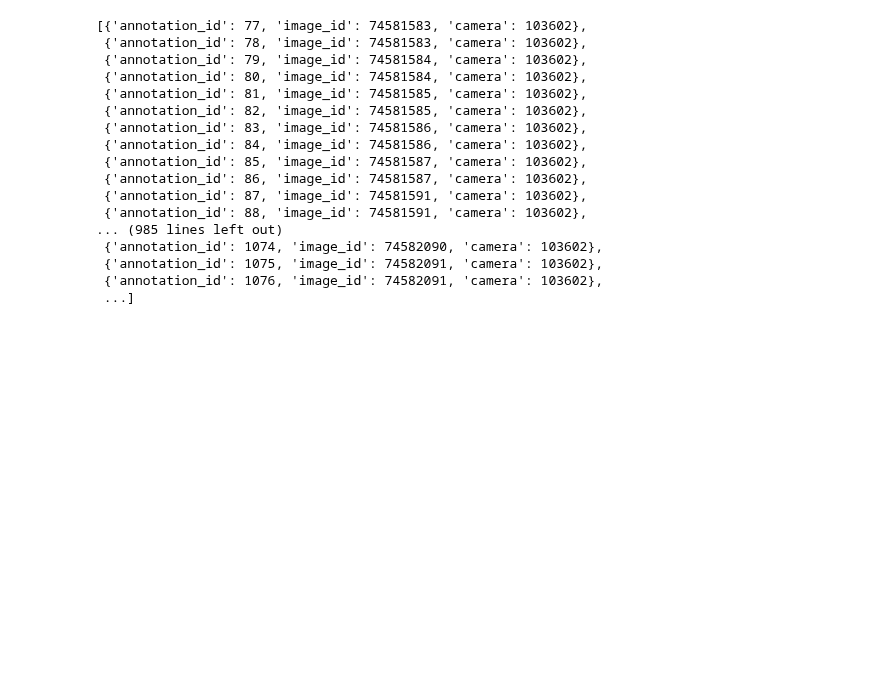
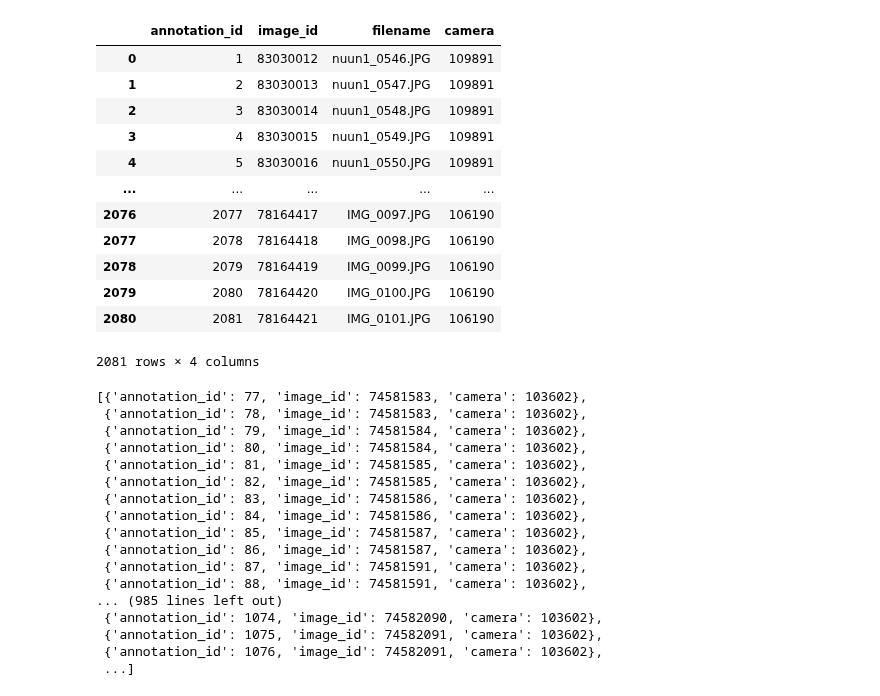
Before and after one commit to rowanoaktree/WildSouthwest, a Jupyter notebook: Scratch/CameraID.ipynb, the cells around one changed output. Saved outputs shown, nothing was run; the diff lists cells and outputs as text; code cells hidden in the pictures; blank space fills up the shorter version.

```diff
--- a/Scratch/CameraID.ipynb
+++ b/Scratch/CameraID.ipynb
@@ -65,3 +87,23 @@ for y in range(len(camID)):
+# %%
+edit = pd.DataFrame(camanno)
+edit['filename'] = edit['filename'].str.replace('{"Filename":', "")
+edit['filename'] = edit['filename'].str.replace("}","")
+edit['filename'] = edit['filename'].str.replace('"',"")
+edit
+# %% [output]
+|  | annotation_id | image_id | filename | camera |
+| 0 | 1 | 83030012 | nuun1_0546.JPG | 109891 |
+| 1 | 2 | 83030013 | nuun1_0547.JPG | 109891 |
+| 2 | 3 | 83030014 | nuun1_0548.JPG | 109891 |
+| 3 | 4 | 83030015 | nuun1_0549.JPG | 109891 |
+| 4 | 5 | 83030016 | nuun1_0550.JPG | 109891 |
+| ... | ... | ... | ... | ... |
+| 2076 | 2077 | 78164417 | IMG_0097.JPG | 106190 |
+| 2077 | 2078 | 78164418 | IMG_0098.JPG | 106190 |
+| 2078 | 2079 | 78164419 | IMG_0099.JPG | 106190 |
+| 2079 | 2080 | 78164420 | IMG_0100.JPG | 106190 |
+| 2080 | 2081 | 78164421 | IMG_0101.JPG | 106190 |
+2081 rows × 4 columns
 # %%
 sevonly = []
 for i in camanno:
```
Also changed, not shown: parts of 10 cells of this notebook, 1 other file.
